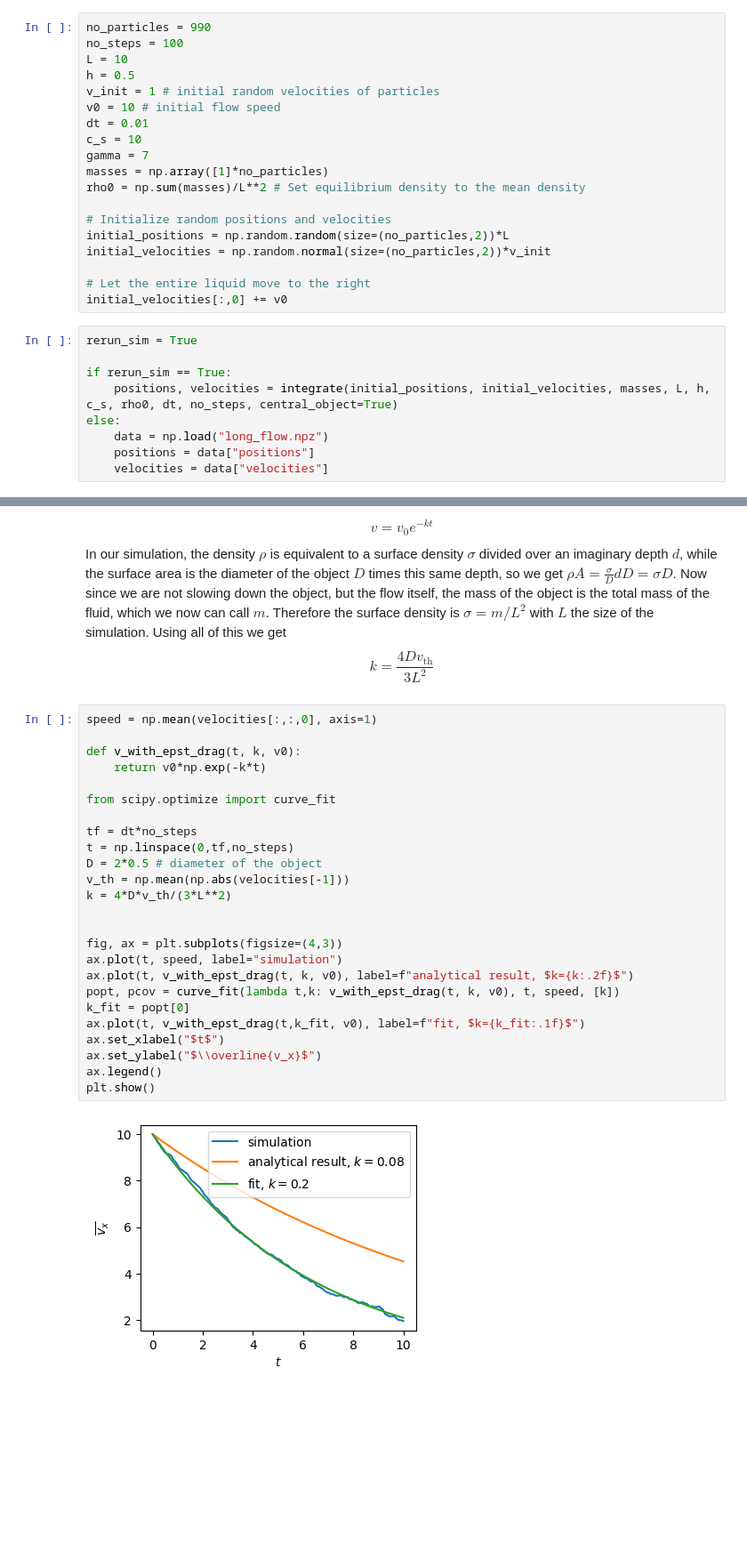
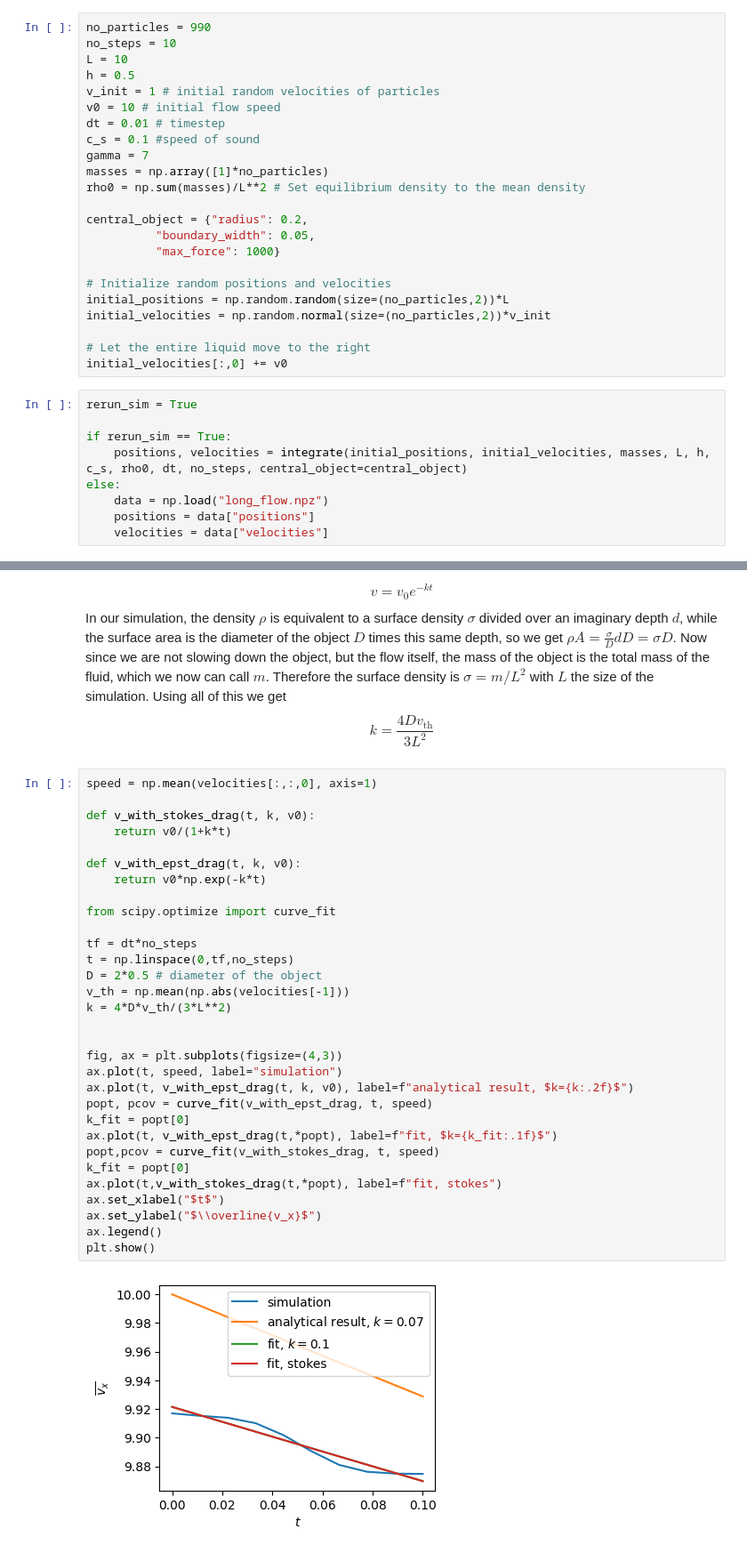
Before and after one commit to slagnews/drag_sph, a Jupyter notebook: sph_test.ipynb, the cells around one changed output, grey strips where cells are left out. Shown at 89% size. Cells and saved outputs as stored; diff of their text form; blank space fills up the shorter version.

Commit message:
Put all central object parameters in single dict, updated docstrings

```diff
--- a/sph_test.ipynb
+++ b/sph_test.ipynb
@@ -7,16 +7,20 @@ from sph import integrate, animate_particles, get_densities, get_density_grid
 np.random.seed(0)
 # %%
 no_particles = 990
-no_steps = 100
+no_steps = 10
 L = 10
 h = 0.5
 v_init = 1 # initial random velocities of particles
 v0 = 10 # initial flow speed
-dt = 0.01
-c_s = 10
+dt = 0.01 # timestep
+c_s = 0.1 #speed of sound
 gamma = 7
 masses = np.array([1]*no_particles)
 rho0 = np.sum(masses)/L**2 # Set equilibrium density to the mean density
+
+central_object = {"radius": 0.2,
+          "boundary_width": 0.05,
+          "max_force": 1000}
 
 # Initialize random positions and velocities
 initial_positions = np.random.random(size=(no_particles,2))*L
@@ -28,7 +32,7 @@ initial_velocities[:,0] += v0
 rerun_sim = True
 
 if rerun_sim == True:
-    positions, velocities = integrate(initial_positions, initial_velocities, masses, L, h, c_s, rho0, dt, no_steps, central_object=True)
+    positions, velocities = integrate(initial_positions, initial_velocities, masses, L, h, c_s, rho0, dt, no_steps, central_object=central_object)
 else:
     data = np.load("long_flow.npz")
     positions = data["positions"]
@@ -132,28 +135,34 @@ k=\frac{4Dv_\mathrm{th}}{3L^2}
 $$
 # %%
 speed = np.mean(velocities[:,:,0], axis=1)
+
+def v_with_stokes_drag(t, k, v0):
+    return v0/(1+k*t)
 
 def v_with_epst_drag(t, k, v0):
     return v0*np.exp(-k*t)
 
 from scipy.optimize import curve_fit
 
 tf = dt*no_steps
 t = np.linspace(0,tf,no_steps)
 D = 2*0.5 # diameter of the object
 v_th = np.mean(np.abs(velocities[-1]))
 k = 4*D*v_th/(3*L**2)
 
 
 fig, ax = plt.subplots(figsize=(4,3))
 ax.plot(t, speed, label="simulation")
 ax.plot(t, v_with_epst_drag(t, k, v0), label=f"analytical result, $k={k:.2f}$")
-popt, pcov = curve_fit(lambda t,k: v_with_epst_drag(t, k, v0), t, speed, [k])
+popt, pcov = curve_fit(v_with_epst_drag, t, speed)
 k_fit = popt[0]
-ax.plot(t, v_with_epst_drag(t,k_fit, v0), label=f"fit, $k={k_fit:.1f}$")
+ax.plot(t, v_with_epst_drag(t,*popt), label=f"fit, $k={k_fit:.1f}$")
+popt,pcov = curve_fit(v_with_stokes_drag, t, speed)
+k_fit = popt[0]
+ax.plot(t,v_with_stokes_drag(t,*popt), label=f"fit, stokes")
 ax.set_xlabel("$t$")
 ax.set_ylabel("$\\overline{v_x}$")
 ax.legend()
 plt.show()
 # %% [output]
-[figure, old version]
+[figure, new version]
```
Also changed, not shown: parts of 4 cells of this notebook, 2 other files.
